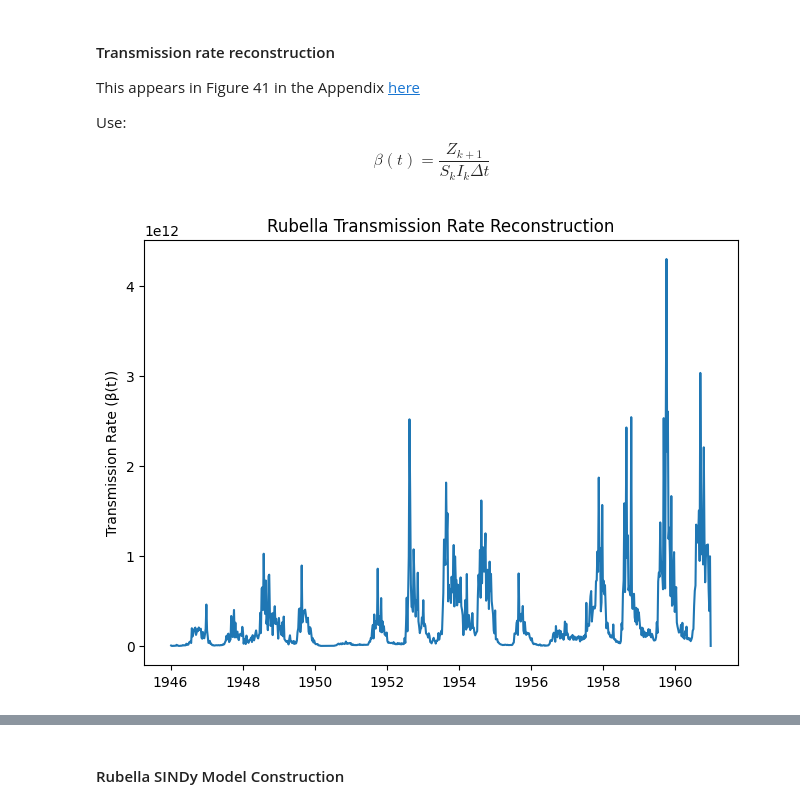
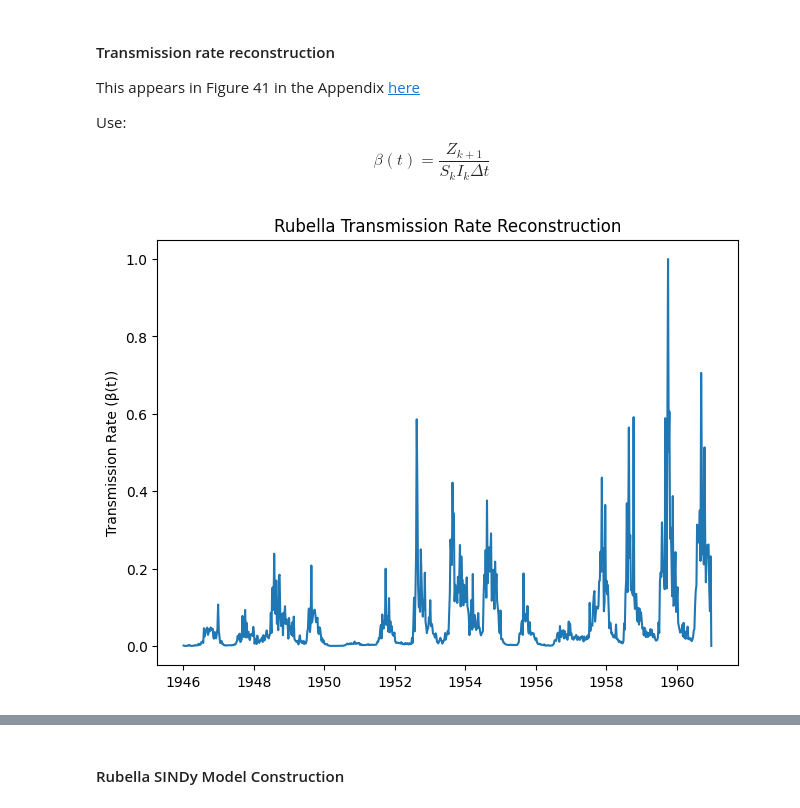
Before and after one commit to rdcarini/AMATH575, a Jupyter notebook: sindy_sandbox.ipynb, the cells around one changed output, grey strips where cells are left out. Drawn from its saved outputs; the diff is of its cells as text; code cells hidden in the pictures.

```diff
--- a/sindy_sandbox.ipynb
+++ b/sindy_sandbox.ipynb
@@ -1088,30 +1087,35 @@ $$\beta(t) = \frac{Z_{k+1}}{S_k I_k \Delta t} $$
 # %%
 # from skmisc.loess import loess
 
 N = len(rubella_data_nonan["week"])
 
 beta = np.zeros(N)
 
+# for i in range(0,N-1):
+#     beta[i] = alpha[i] * rubella_data_nonan["cases"].values[i] / (rubella_data_nonan["susceptible"][i] * rubella_data_nonan["infectious"][i])
+
 for i in range(0,N-1):
-    beta[i] = Z[i+1] / (rubella_data_nonan["susceptible"][i] * rubella_data_nonan["infectious"][i] * (1. / weeks_per_year))
+    beta[i] = Z[i+1] / (rubella_data_nonan["susceptible"][i] * rubella_data_nonan["infectious"][i] * (1 / float(weeks_per_year )))
+
+beta = beta / np.max(beta)
 
 # loess = loess(rubella_data_nonan["week"], beta)
 # loess.fit()
 # beta = loess.outputs.fitted_values
 
 ####
 # Plot "Transmission Rate" Estimation for Rubella Data
 ####
 
 fig, ((ax1)) = plt.subplots(1, 1, layout="constrained")
 
 ax1.plot(rubella_data_nonan["week"],beta)
 ax1.set_ylabel('Transmission Rate (β(t))')
 ax1.set_title('Rubella Transmission Rate Reconstruction')
 
 plt.show()
 # %% [output]
-[figure, old version]
+[figure, new version]
 # %%
 calendar = np.zeros((weeks_per_year, weeks_per_year * (1961 - 1946)))
 year_index = 0
```
Also changed, not shown: parts of 8 cells of this notebook, 1 other file.
